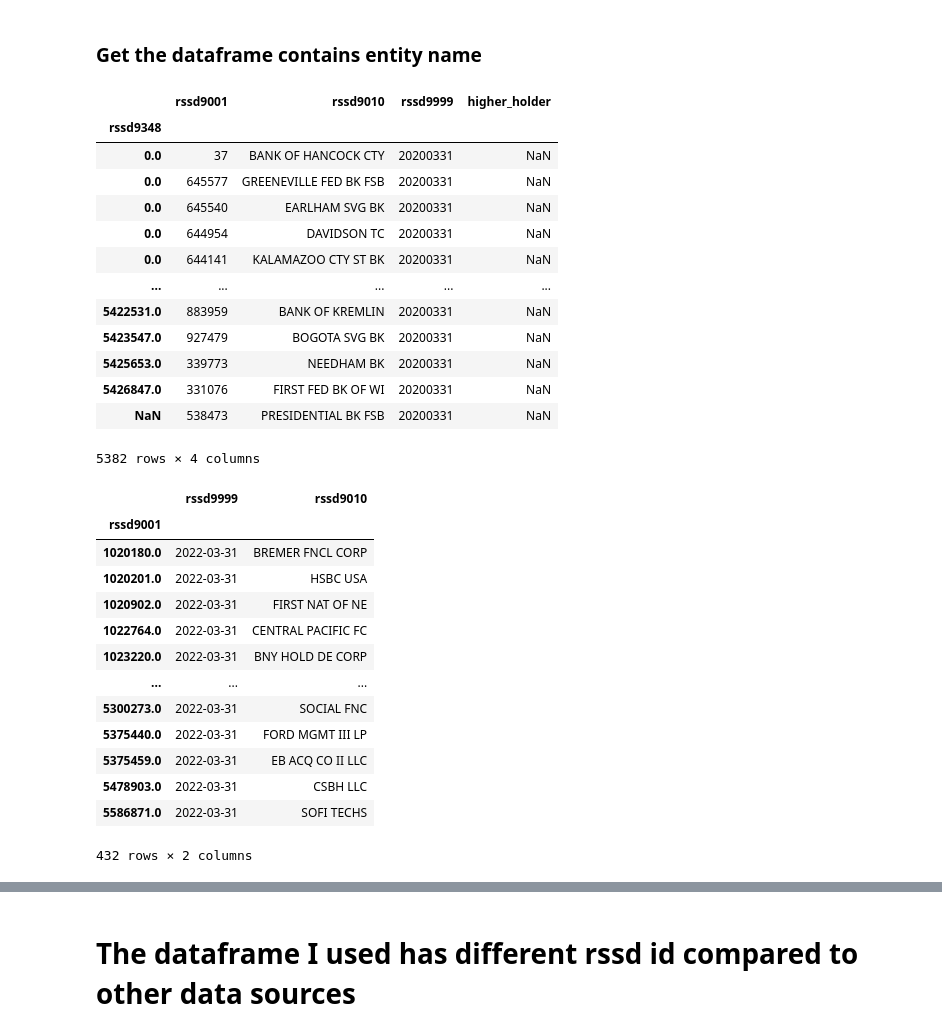
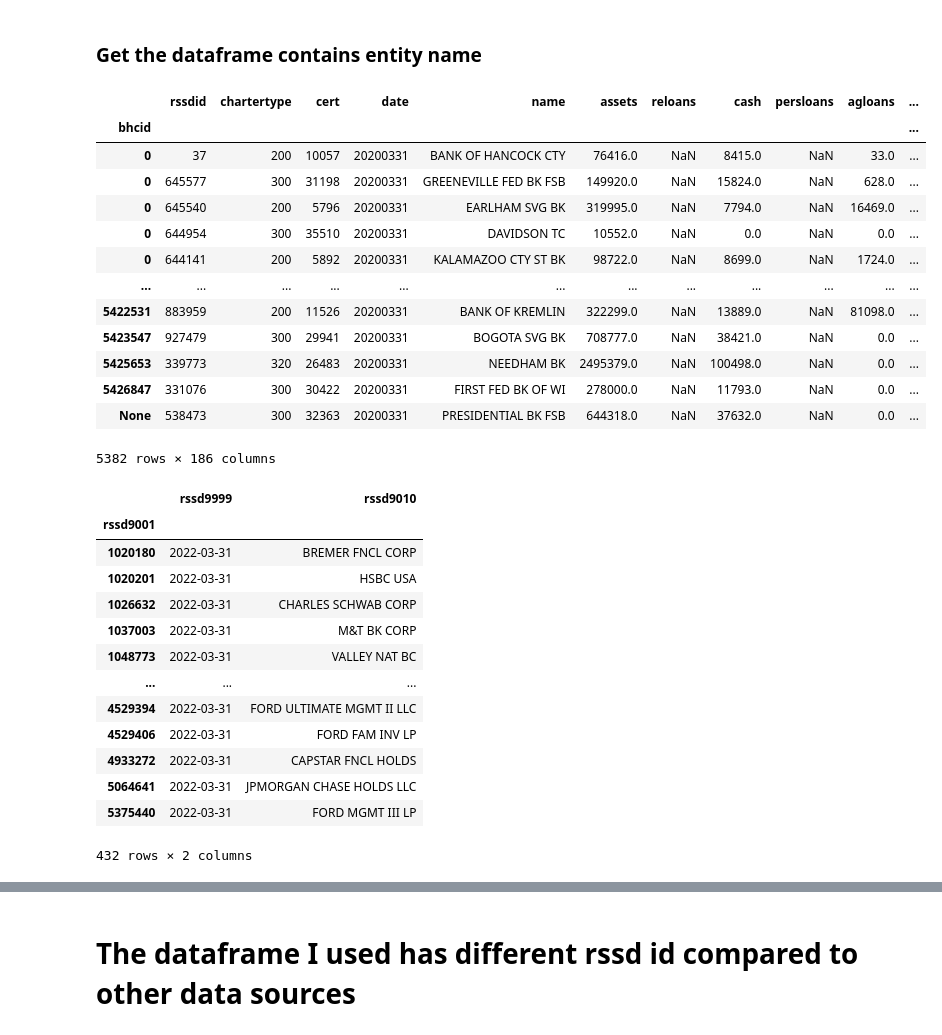
Before and after one commit to Nikkozhang/FINM32900-Final-Project, a Jupyter notebook: src/01_bank_asset_notebook.ipynb, the cells around one changed output, grey strips where cells are left out. Saved outputs shown, nothing was run; the diff lists cells and outputs as text; code cells hidden in the pictures.

Commit message:
upload new data source code

```diff
--- a/src/01_bank_asset_notebook.ipynb
+++ b/src/01_bank_asset_notebook.ipynb
@@ -34,0 +37,7 @@ entity_name_df = pd.read_csv(DATA_DIR/"manual"/"variable_entity_name.csv")
+# %%
+DATA_DIR = Path(config.DATA_DIR)
+pulled_dir = DATA_DIR / "pulled"
+pulled_dir.mkdir(parents=True, exist_ok=True)
+
+# Now you can safely download the file
+zip_path = pulled_dir / "callreports_1976_2020_WRDS.dta.zip"
@@ -34,0 +78,4 @@ entity_name_df = pd.read_csv(DATA_DIR/"manual"/"variable_entity_name.csv")
+# %%
+parquet_path = DATA_DIR / "pulled" / "nyu_call_report.parquet"
+df = pd.read_parquet(parquet_path)
+df
@@ -34,0 +96,3 @@ entity_name_df = pd.read_csv(DATA_DIR/"manual"/"variable_entity_name.csv")
+# %%
+entity_name_df = df[df['date'] == '20200331']
+entity_name_df
@@ -282,44 +360,43 @@ rcfd_df.head()
 5 rows × 58 columns
 # %% [markdown]
 ### Get the dataframe contains entity name
-# %%
-entity_name_df.columns = entity_name_df.columns.str.lower()
 # %%
-name_df = entity_name_df.sort_values(by = 'rssd9348')
-name_df.set_index('rssd9348', inplace=True)
+name_df = entity_name_df.sort_values(by = 'bhcid')
+name_df.set_index('bhcid', inplace=True)
 name_df
 # %% [output]
-|  | rssd9001 | rssd9010 | rssd9999 | higher_holder |
-| rssd9348 |  |  |  |  |
-| 0.0 | 37 | BANK OF HANCOCK CTY | 20200331 | NaN |
-| 0.0 | 645577 | GREENEVILLE FED BK FSB | 20200331 | NaN |
-| 0.0 | 645540 | EARLHAM SVG BK | 20200331 | NaN |
-| 0.0 | 644954 | DAVIDSON TC | 20200331 | NaN |
-| 0.0 | 644141 | KALAMAZOO CTY ST BK | 20200331 | NaN |
-| ... | ... | ... | ... | ... |
-| 5422531.0 | 883959 | BANK OF KREMLIN | 20200331 | NaN |
-| 5423547.0 | 927479 | BOGOTA SVG BK | 20200331 | NaN |
-| 5425653.0 | 339773 | NEEDHAM BK | 20200331 | NaN |
-| 5426847.0 | 331076 | FIRST FED BK OF WI | 20200331 | NaN |
-| NaN | 538473 | PRESIDENTIAL BK FSB | 20200331 | NaN |
+|  | rssdid | chartertype | cert | date | name | assets | reloans | cash | persloans | agloans | ... |
+| bhcid |  |  |  |  |  |  |  |  |  |  | ... |
+| 0 | 37 | 200 | 10057 | 20200331 | BANK OF HANCOCK CTY | 76416.0 | NaN | 8415.0 | NaN | 33.0 | ... |
+| 0 | 645577 | 300 | 31198 | 20200331 | GREENEVILLE FED BK FSB | 149920.0 | NaN | 15824.0 | NaN | 628.0 | ... |
+| 0 | 645540 | 200 | 5796 | 20200331 | EARLHAM SVG BK | 319995.0 | NaN | 7794.0 | NaN | 16469.0 | ... |
+| 0 | 644954 | 300 | 35510 | 20200331 | DAVIDSON TC | 10552.0 | NaN | 0.0 | NaN | 0.0 | ... |
+| 0 | 644141 | 200 | 5892 | 20200331 | KALAMAZOO CTY ST BK | 98722.0 | NaN | 8699.0 | NaN | 1724.0 | ... |
+| ... | ... | ... | ... | ... | ... | ... | ... | ... | ... | ... | ... |
+| 5422531 | 883959 | 200 | 11526 | 20200331 | BANK OF KREMLIN | 322299.0 | NaN | 13889.0 | NaN | 81098.0 | ... |
+| 5423547 | 927479 | 300 | 29941 | 20200331 | BOGOTA SVG BK | 708777.0 | NaN | 38421.0 | NaN | 0.0 | ... |
+| 5425653 | 339773 | 320 | 26483 | 20200331 | NEEDHAM BK | 2495379.0 | NaN | 100498.0 | NaN | 0.0 | ... |
+| 5426847 | 331076 | 300 | 30422 | 20200331 | FIRST FED BK OF WI | 278000.0 | NaN | 11793.0 | NaN | 0.0 | ... |
+| None | 538473 | 300 | 32363 | 20200331 | PRESIDENTIAL BK FSB | 644318.0 | NaN | 37632.0 | NaN | 0.0 | ... |
-5382 rows × 4 columns
+5382 rows × 186 columns
 # %%
 holding_company_data = db.raw_sql(holding_other_query)
+holding_company_data['rssd9001'] = holding_company_data['rssd9001'].astype('int64').astype(str)
 holding_company_data.set_index('rssd9001', inplace= True)
 holding_company_data
 # %% [output]
 |  | rssd9999 | rssd9010 |
 | rssd9001 |  |  |
-| 1020180.0 | 2022-03-31 | BREMER FNCL CORP |
-| 1020201.0 | 2022-03-31 | HSBC USA |
-| 1020902.0 | 2022-03-31 | FIRST NAT OF NE |
-| 1022764.0 | 2022-03-31 | CENTRAL PACIFIC FC |
-| 1023220.0 | 2022-03-31 | BNY HOLD DE CORP |
+| 1020180 | 2022-03-31 | BREMER FNCL CORP |
+| 1020201 | 2022-03-31 | HSBC USA |
+| 1026632 | 2022-03-31 | CHARLES SCHWAB CORP |
+| 1037003 | 2022-03-31 | M&T BK CORP |
+| 1048773 | 2022-03-31 | VALLEY NAT BC |
 | ... | ... | ... |
-| 5300273.0 | 2022-03-31 | SOCIAL FNC |
-| 5375440.0 | 2022-03-31 | FORD MGMT III LP |
-| 5375459.0 | 2022-03-31 | EB ACQ CO II LLC |
-| 5478903.0 | 2022-03-31 | CSBH LLC |
-| 5586871.0 | 2022-03-31 | SOFI TECHS |
+| 4529394 | 2022-03-31 | FORD ULTIMATE MGMT II LLC |
+| 4529406 | 2022-03-31 | FORD FAM INV LP |
+| 4933272 | 2022-03-31 | CAPSTAR FNCL HOLDS |
+| 5064641 | 2022-03-31 | JPMORGAN CHASE HOLDS LLC |
+| 5375440 | 2022-03-31 | FORD MGMT III LP |
 432 rows × 2 columns
 # %%
```
Also changed, not shown: parts of 9 cells of this notebook.
